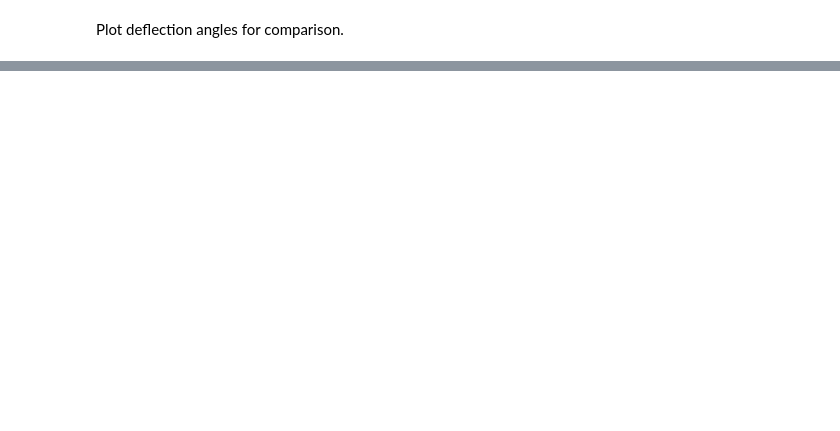
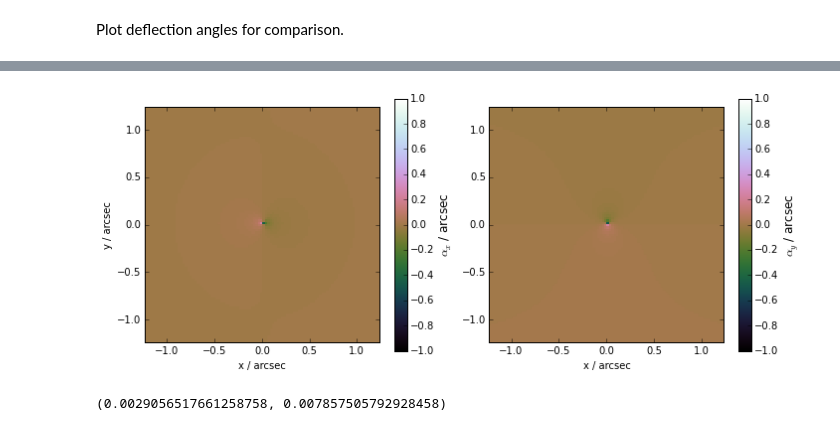
Before and after one commit to wmorning/EvilLens, a Jupyter notebook: DeflectionTest.ipynb, the cells around one changed output, grey strips where cells are left out. Saved outputs shown, nothing was run; the diff lists cells and outputs as text; code cells hidden in the pictures; blank space fills up the shorter version.

Commit message:
Added deflection test showcasing improvement in deflection angles.  Errors are now ~0.1% for alpha_x and 1% for alpha_y.  Not sure why so much better for x than y.  #20

```diff
--- a/DeflectionTest.ipynb
+++ b/DeflectionTest.ipynb
@@ -62,0 +54,7 @@ SIElensC.plot('alpha')
+# %%
+SIElensC = SIElensB-SIElensA
+SIElensC.plot('alpha')
+print(np.average(abs(SIElensC.alpha_x)), np.average(abs(SIElensC.alpha_y)))
+# %% [output]
+[figure, added]
+(0.0029056517661258758, 0.007857505792928458)
```
Also changed, not shown: parts of 9 cells of this notebook.
